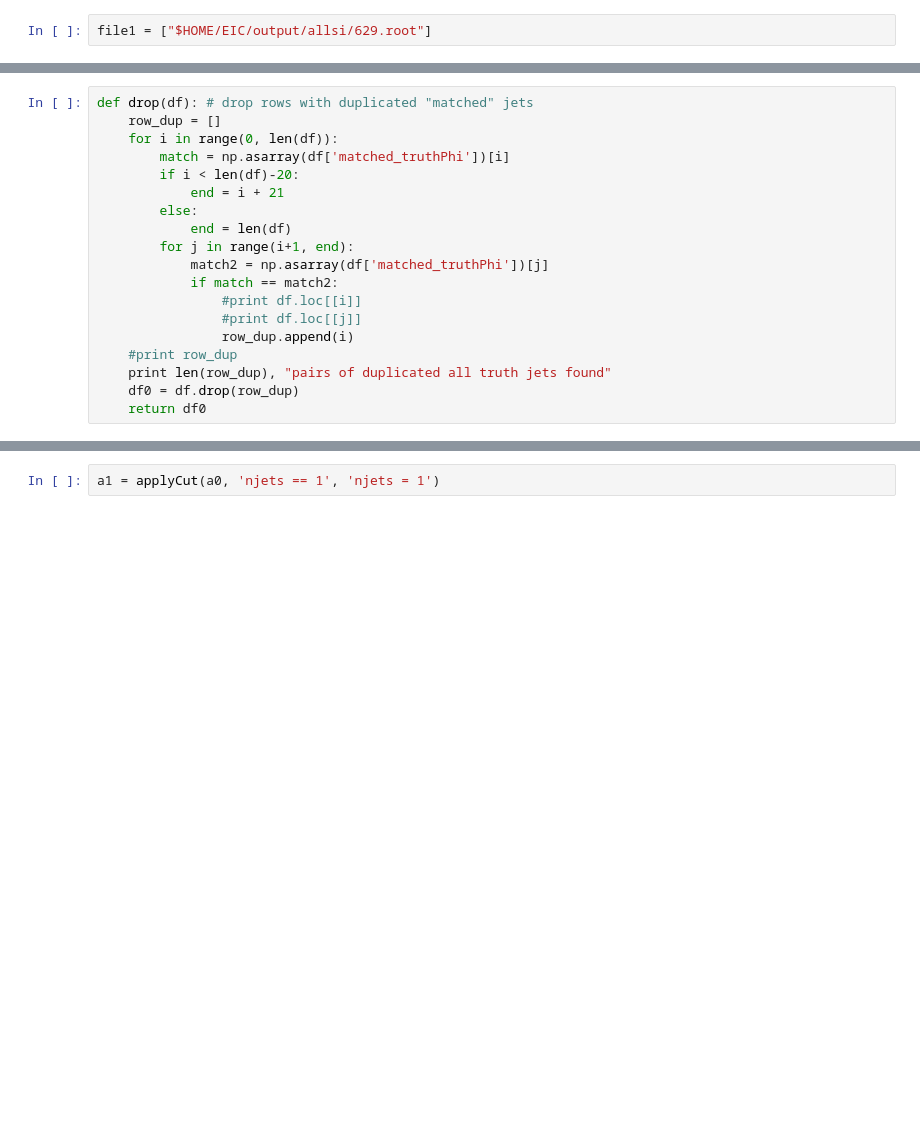
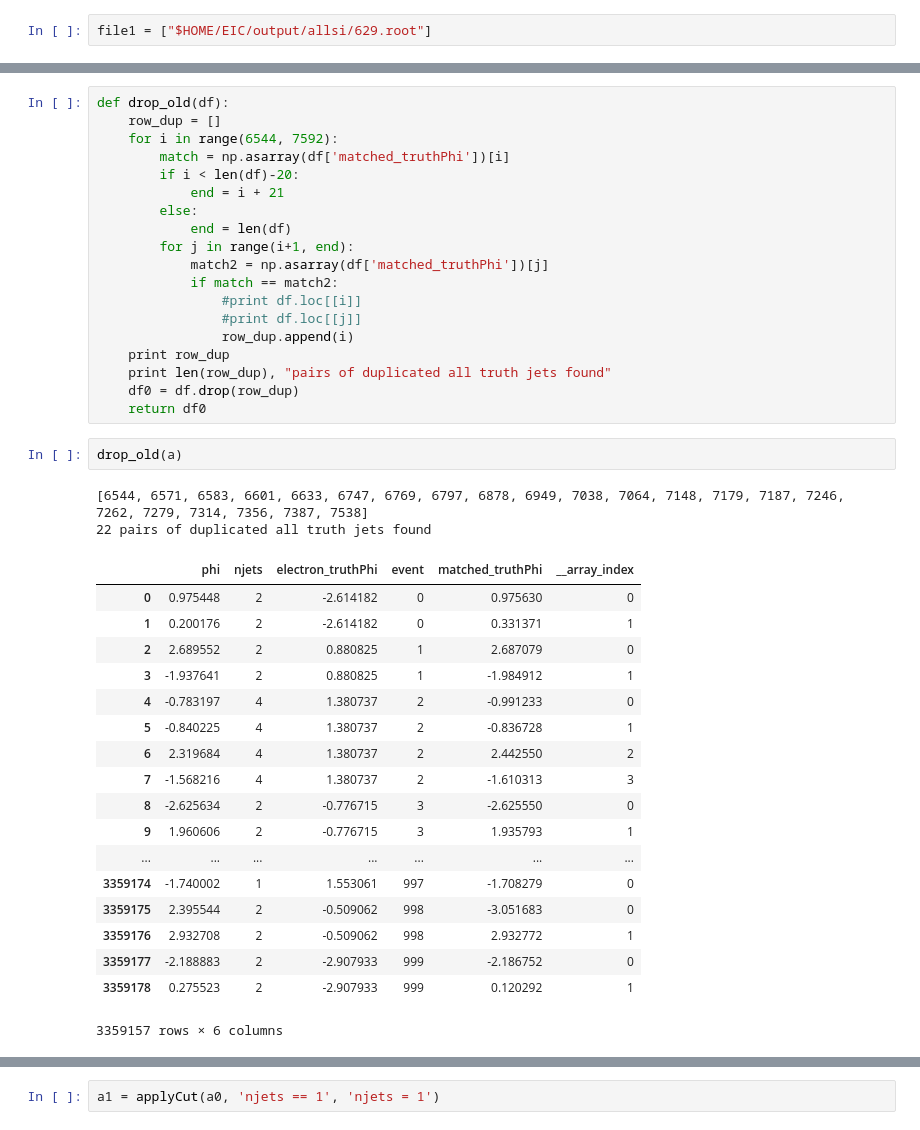
Before and after one commit to y-song/notebooks, a Jupyter notebook: detector_response_included/allsi/dphi.ipynb, the cells around one changed output, grey strips where cells are left out. Drawn from its saved outputs; the diff is of its cells as text; blank space fills up the shorter version.

```diff
--- a/detector_response_included/allsi/dphi.ipynb
+++ b/detector_response_included/allsi/dphi.ipynb
@@ -42,7 +42,7 @@ Processed $HOME/EIC/output/allsi/629.root in 12.0 seconds
 # %%
-def drop(df): # drop rows with duplicated "matched" jets
+def drop_old(df):
     row_dup = []
-    for i in range(0, len(df)):
+    for i in range(6544, 7592):
         match = np.asarray(df['matched_truthPhi'])[i]
         if i < len(df)-20:
             end = i + 21
@@ -54,7 +54,30 @@ def drop(df): # drop rows with duplicated "matched" jets
                 #print df.loc[[i]]
                 #print df.loc[[j]]
                 row_dup.append(i)
-    #print row_dup
+    print row_dup
     print len(row_dup), "pairs of duplicated all truth jets found"
     df0 = df.drop(row_dup)
     return df0
+# %%
+drop_old(a)
+# %% [output]
+[6544, 6571, 6583, 6601, 6633, 6747, 6769, 6797, 6878, 6949, 7038, 7064, 7148, 7179, 7187, 7246, 7262, 7279, 7314, 7356, 7387, 7538]
+22 pairs of duplicated all truth jets found
+|  | phi | njets | electron_truthPhi | event | matched_truthPhi | __array_index |
+| 0 | 0.975448 | 2 | -2.614182 | 0 | 0.975630 | 0 |
+| 1 | 0.200176 | 2 | -2.614182 | 0 | 0.331371 | 1 |
+| 2 | 2.689552 | 2 | 0.880825 | 1 | 2.687079 | 0 |
+| 3 | -1.937641 | 2 | 0.880825 | 1 | -1.984912 | 1 |
+| 4 | -0.783197 | 4 | 1.380737 | 2 | -0.991233 | 0 |
+| 5 | -0.840225 | 4 | 1.380737 | 2 | -0.836728 | 1 |
+| 6 | 2.319684 | 4 | 1.380737 | 2 | 2.442550 | 2 |
+| 7 | -1.568216 | 4 | 1.380737 | 2 | -1.610313 | 3 |
+| 8 | -2.625634 | 2 | -0.776715 | 3 | -2.625550 | 0 |
+| 9 | 1.960606 | 2 | -0.776715 | 3 | 1.935793 | 1 |
+| ... | ... | ... | ... | ... | ... | ... |
+| 3359174 | -1.740002 | 1 | 1.553061 | 997 | -1.708279 | 0 |
+| 3359175 | 2.395544 | 2 | -0.509062 | 998 | -3.051683 | 0 |
+| 3359176 | 2.932708 | 2 | -0.509062 | 998 | 2.932772 | 1 |
+| 3359177 | -2.188883 | 2 | -2.907933 | 999 | -2.186752 | 0 |
+| 3359178 | 0.275523 | 2 | -2.907933 | 999 | 0.120292 | 1 |
+3359157 rows × 6 columns
```
Also changed, not shown: parts of 5 cells of this notebook.
